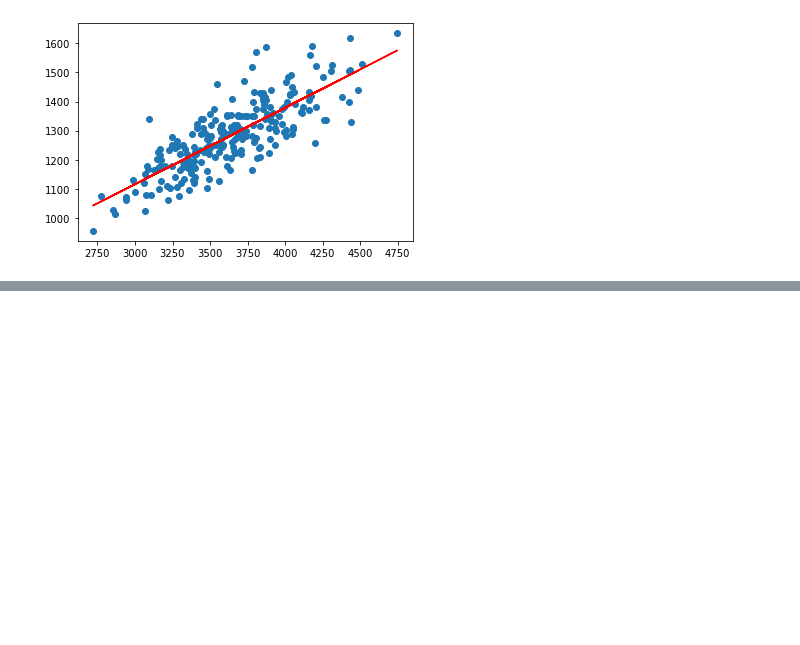
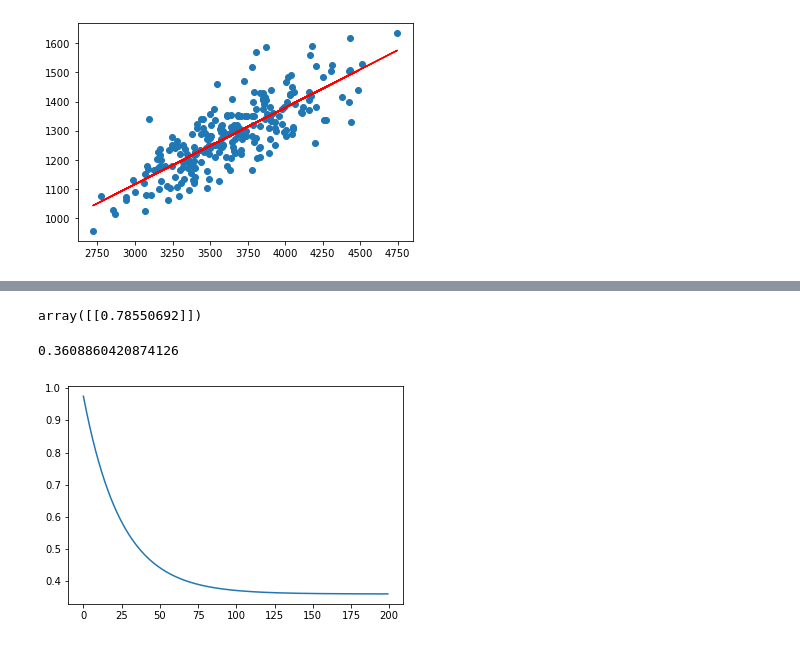
Before and after one commit to brainmentorspvtltd/Delhi_PythonML, a Jupyter notebook: TPDDL_ML/SimpleLinearReg.ipynb, the cells around one changed output, grey strips where cells are left out. Cells and saved outputs as stored; diff of their text form; code cells hidden in the pictures; blank space fills up the shorter version.

```diff
--- a/TPDDL_ML/SimpleLinearReg.ipynb
+++ b/TPDDL_ML/SimpleLinearReg.ipynb
@@ -72,0 +89,47 @@ plt.show()
+# %%
+st = StandardScaler()
+scaled_x = st.fit_transform(X.reshape(-1,1))
+scaled_y = st.fit_transform(y.reshape(-1,1))
+# %%
+def cost_function(x,y,m,c):
+    predictions = []
+    for i in range(n):
+        y_pred = m * x[i] + c
+        predictions.append(y_pred)
+    error = 0
+    for i in range(n):
+        error += (predictions[i] - y[i]) ** 2
+    mse = error/n
+    return mse[0][0]
+# %%
+def gradient(x,y,alpha,epochs):
+    slope = 0
+    inter = 0
+    cost_history = [0] * epochs
+    for i in range(epochs):
+        y_pred = slope * x + inter
+        loss = y_pred - y
+        grad_m = (2/n) * loss.T.dot(x)
+        grad_c = (2/n) * np.sum(loss)
+        slope = slope - grad_m * alpha
+        inter = inter - grad_c * alpha
+        cost_history[i] = cost_function(x,y,slope,inter)
+    return cost_history, slope, inter
+# %%
+epochs = 200
+alpha = 0.01
+cost, slope, inter = gradient(scaled_x, scaled_y, alpha, epochs)
+# %%
+slope
+# %% [output]
+array([[0.78550692]])
+# %%
+cost[-1]
+# %% [output]
+0.3608860420874126
+# %%
+x_axis = [i for i in range(epochs)]
+plt.plot(x_axis,cost)
+plt.show()
+# %% [output]
+[figure, added]
```
Also changed, not shown: parts of 6 cells of this notebook.
